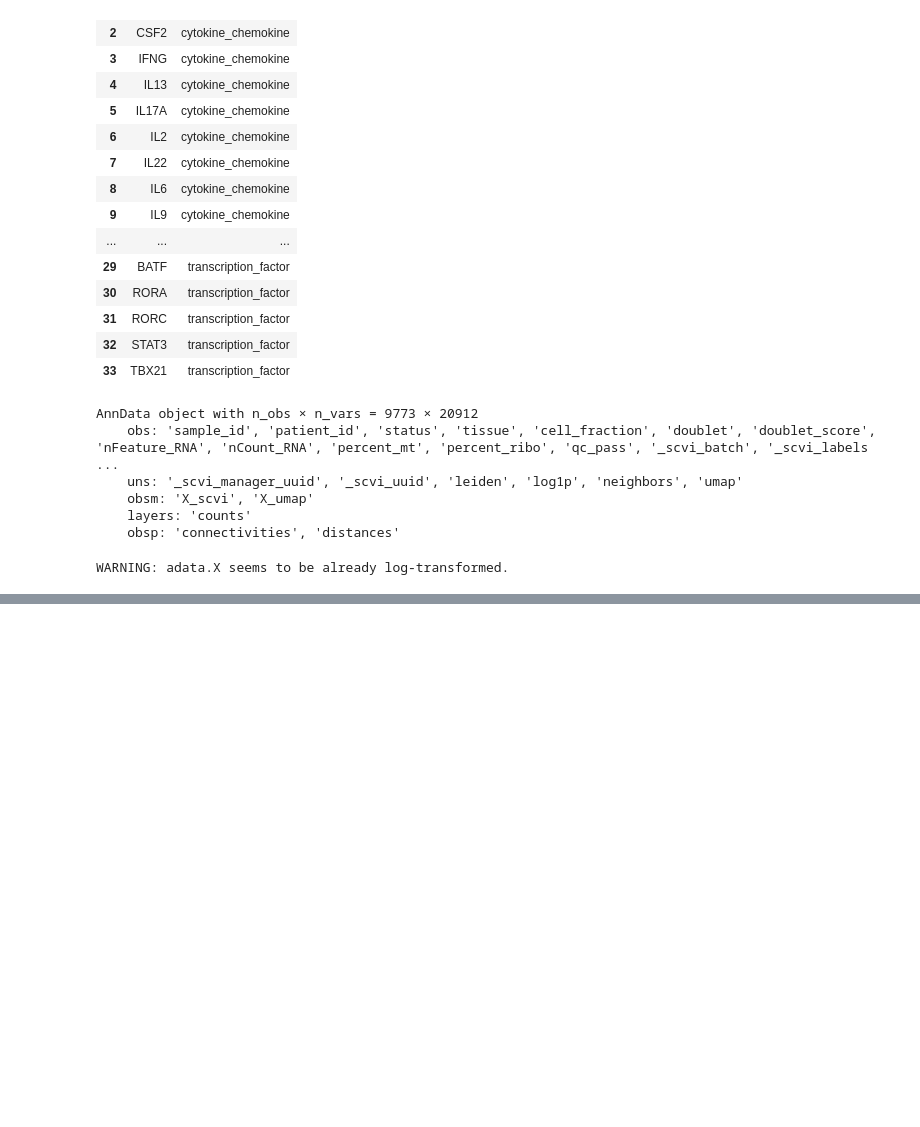
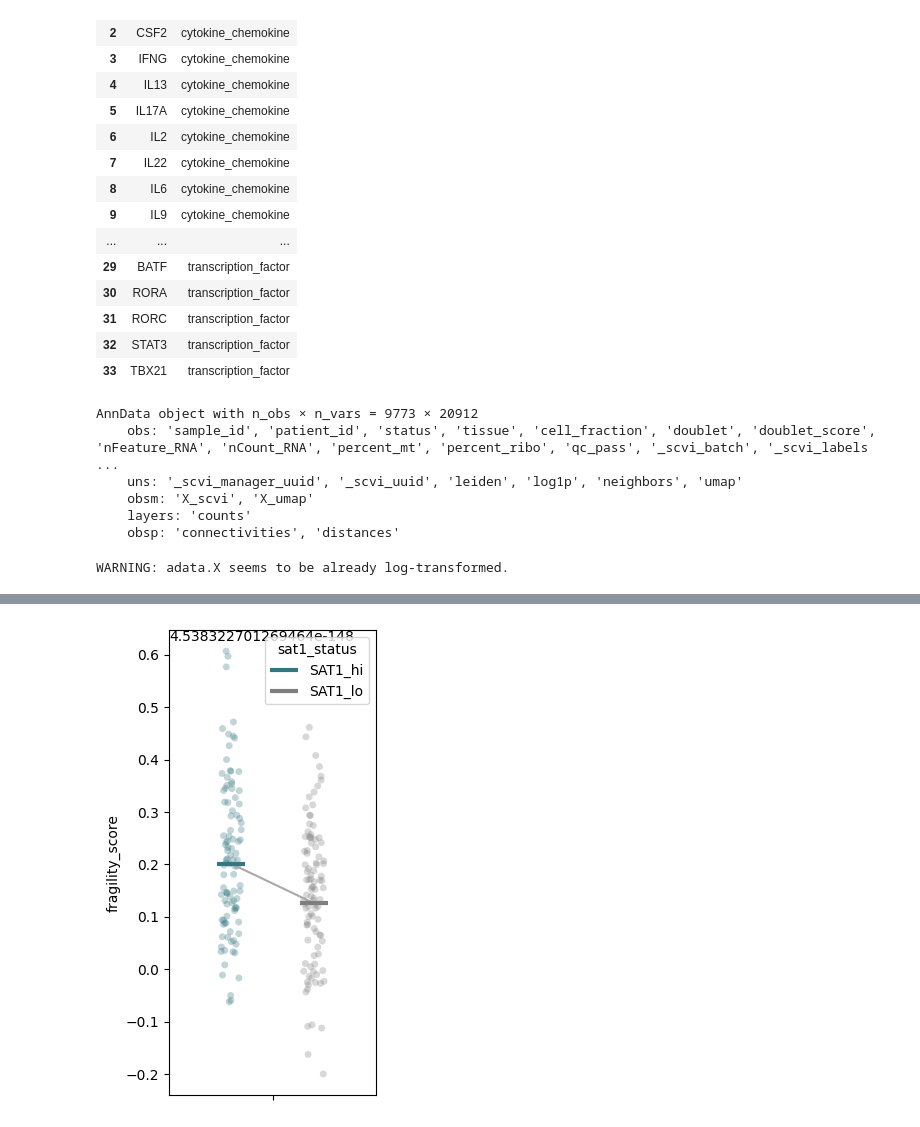
Before and after one commit to menchelab/Neuwirth_Malzl_et_al_2024, a Jupyter notebook: notebooks/fragility_score.ipynb, the cells around one changed output, grey strips where cells are left out. Cells and saved outputs as stored; diff of their text form; code cells hidden in the pictures; blank space fills up the shorter version.

Commit message:
change appearence of score plot

```diff
--- a/notebooks/fragility_score.ipynb
+++ b/notebooks/fragility_score.ipynb
@@ -100,0 +121,72 @@ fig.savefig('../plots/tregs.tissue.scps.sat1.fragility.pdf')
+# %%
+%matplotlib inline
+import matplotlib as mpl
+
+mpl.rcParams['pdf.fonttype'] = 42
+
+
+fig, ax = plt.subplots()
+
+palette = {
+    'SAT1_hi': '#337781',
+    'SAT1_lo': '#7f7f7f'
+}
+sns.stripplot(
+    data = sampled_scores,
+    y = 'fragility_score',
+    hue = 'sat1_status',
+    dodge = True,
+    alpha = .3,
+    legend = False,
+    ax = ax,
+    zorder = 1,
+    palette = palette
+)
+
+marker_dodge = 0.4
+sns.pointplot(
+    data = score_df,
+    y = 'fragility_score',
+    hue = 'sat1_status',
+    estimator = 'median',
+    dodge = marker_dodge,
+    linestyle = 'none',
+    errorbar = None,
+    marker = '_',
+    markersize = 20,
+    markeredgewidth = 3,
+    ax = ax,
+    zorder = 3,
+    palette = palette
+)
+
+sat1_hi_scores = score_df.loc[score_df.sat1_status == 'SAT1_hi', :]
+sat1_lo_scores = score_df.loc[score_df.sat1_status == 'SAT1_lo', :]
+sat1_hi_mean = sat1_hi_scores['fragility_score'].median()
+sat1_lo_mean = sat1_lo_scores['fragility_score'].median()
+ax.plot(
+    [-marker_dodge / 2, marker_dodge / 2],
+    [sat1_hi_mean, sat1_lo_mean],
+    c = 'darkgrey',
+    zorder = 2
+)
+
+ax.set_xlim(-0.5, 0.5)
+ttest_results = ttest_ind(
+    sat1_hi_scores['fragility_score'],
+    sat1_lo_scores['fragility_score']
+)
+_, ymax = ax.get_ylim()
+xmin, _ = ax.get_xlim()
+ax.text(
+    xmin, ymax,
+    str(ttest_results.pvalue),
+    va = 'top'
+)
+
+fig.set_figheight(5)
+fig.set_figwidth(3)
+fig.tight_layout()
+fig.savefig('../plots/tregs.tissue.scps.sat1.fragility.pdf')
+# %% [output]
+[figure, added]
```
Also changed, not shown: parts of 2 cells of this notebook.
